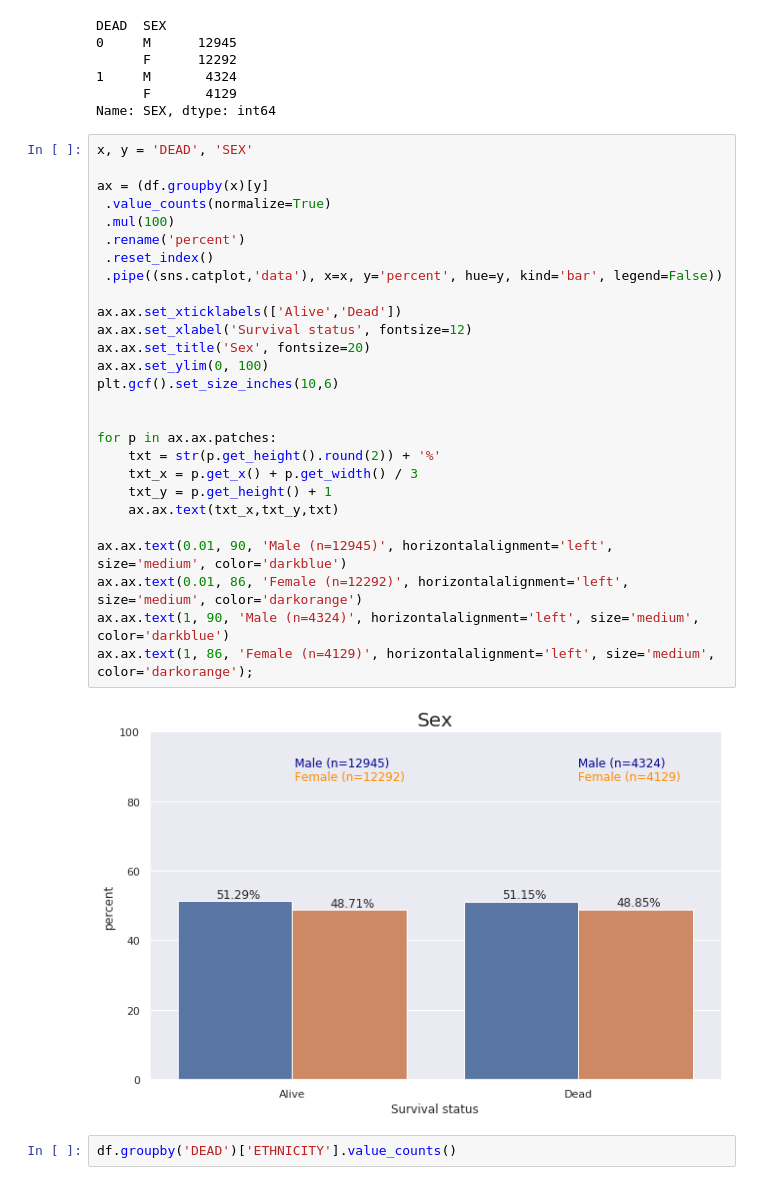
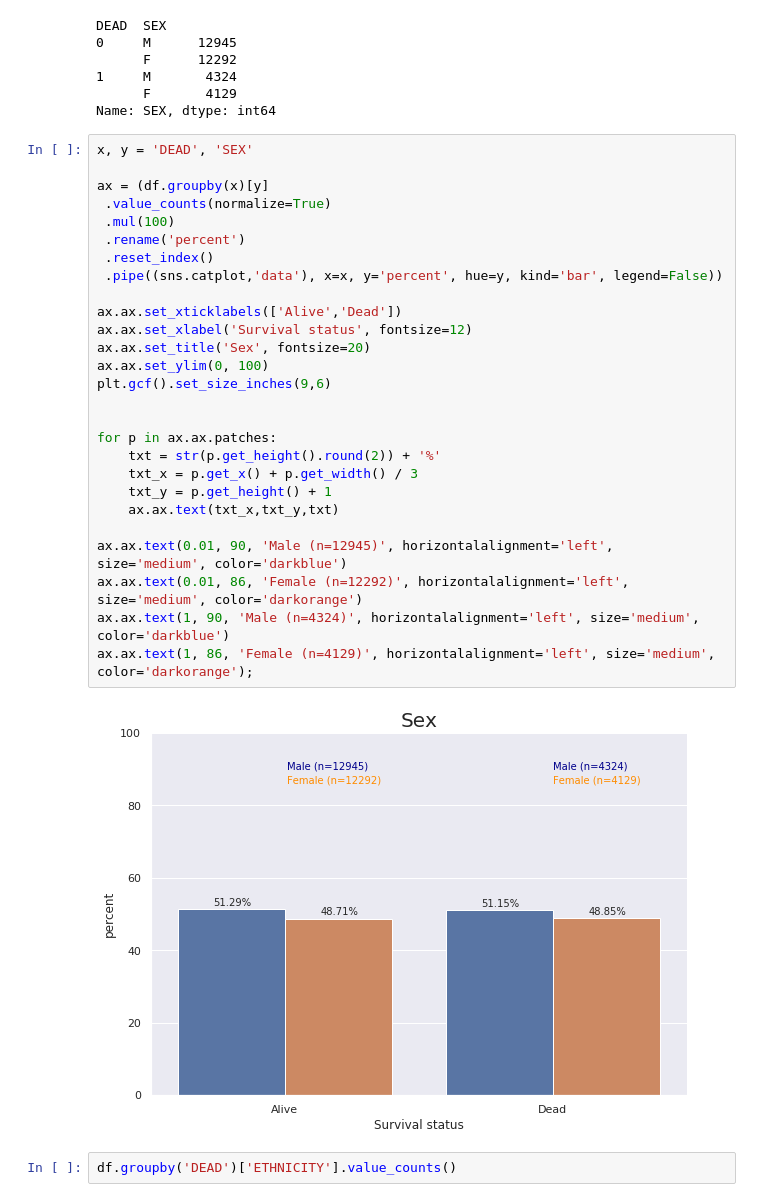
Before and after one commit to ElsaGH/TFM_Elsa_Garcia_Hernandez, a Jupyter notebook: Notebooks/6_Associations.ipynb, the cells around one changed output. Saved outputs shown, nothing was run; the diff lists cells and outputs as text.

```diff
--- a/Notebooks/6_Associations.ipynb
+++ b/Notebooks/6_Associations.ipynb
@@ -126,32 +126,32 @@ Name: SEX, dtype: int64
 # %%
 x, y = 'DEAD', 'SEX'
 
 ax = (df.groupby(x)[y]
  .value_counts(normalize=True)
  .mul(100)
  .rename('percent')
  .reset_index()
  .pipe((sns.catplot,'data'), x=x, y='percent', hue=y, kind='bar', legend=False))
 
 ax.ax.set_xticklabels(['Alive','Dead'])
 ax.ax.set_xlabel('Survival status', fontsize=12)
 ax.ax.set_title('Sex', fontsize=20)
 ax.ax.set_ylim(0, 100)
-plt.gcf().set_size_inches(10,6)
+plt.gcf().set_size_inches(9,6)
 
 
 for p in ax.ax.patches:
     txt = str(p.get_height().round(2)) + '%'
     txt_x = p.get_x() + p.get_width() / 3
     txt_y = p.get_height() + 1
     ax.ax.text(txt_x,txt_y,txt)
 
 ax.ax.text(0.01, 90, 'Male (n=12945)', horizontalalignment='left', size='medium', color='darkblue')
 ax.ax.text(0.01, 86, 'Female (n=12292)', horizontalalignment='left', size='medium', color='darkorange')
 ax.ax.text(1, 90, 'Male (n=4324)', horizontalalignment='left', size='medium', color='darkblue')
 ax.ax.text(1, 86, 'Female (n=4129)', horizontalalignment='left', size='medium', color='darkorange');
 # %% [output]
-[figure, old version]
+[figure, new version]
 # %%
 df.groupby('DEAD')['ETHNICITY'].value_counts()
 # %% [output]
```
Also changed, not shown: parts of 22 cells of this notebook, 8 other files.
